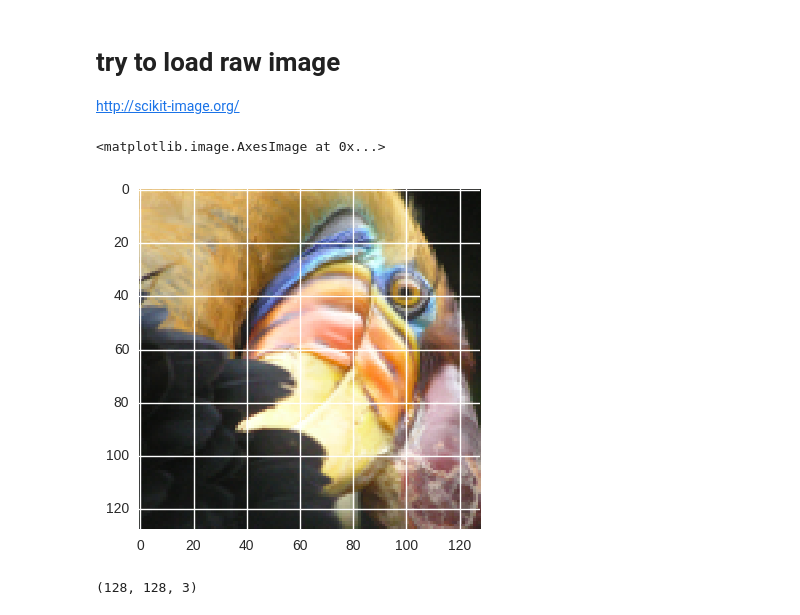
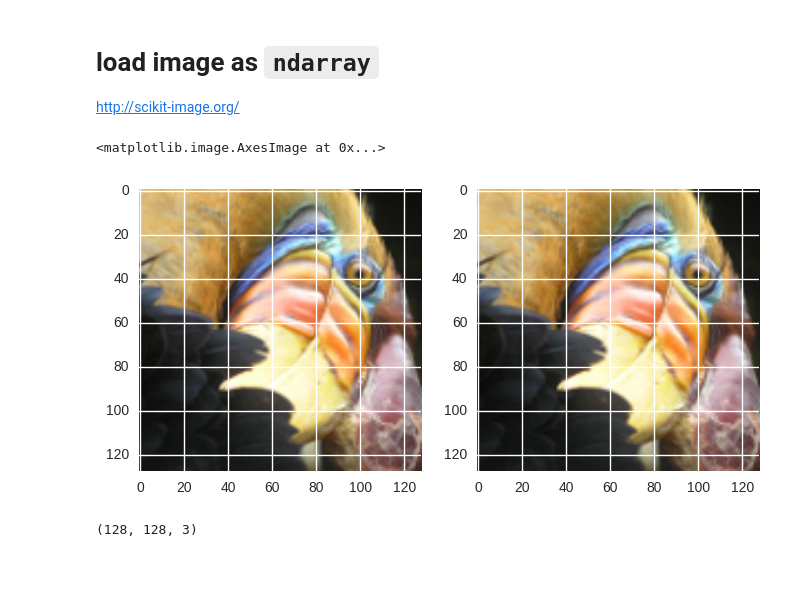
Before and after one commit to lukaemon/Coursera-ML-AndrewNg, a Jupyter notebook: machine-learning-ex7/3- image compression.ipynb, the cells around one changed output. Cells and saved outputs as stored; diff of their text form; code cells hidden in the pictures; blank space fills up the shorter version.

```diff
--- a/machine-learning-ex7/3- image compression.ipynb
+++ b/machine-learning-ex7/3- image compression.ipynb
@@ -14,16 +14,20 @@ sys.path.append('..')
 
 from helper import kmeans as km
 # %% [markdown]
-# try to load raw image
+# load image as `ndarray`
 http://scikit-image.org/
-# %%
-from skimage import io
-
-pic = io.imread('data/bird_small.png')
-io.imshow(pic)  # 128 * 128
-# %% [output]
-<matplotlib.image.AxesImage at 0x...>
-[figure, removed]
+# %%
+from skimage import io
+
+pic = io.imread('data/bird_small.png') / 255.  # int to float
+
+# just want to make sure reshape didn't mess up the image
+fig, ax = plt.subplots(1, 2)
+ax[0].imshow(pic)
+ax[1].imshow(pic.reshape(128*128, 3).reshape((128,128,3)))
+# %% [output]
+<matplotlib.image.AxesImage at 0x...>
+[figure, added]
 # %%
 pic.shape
 # %% [output]
```
Also changed, not shown: parts of 11 cells of this notebook, 1 other file.
